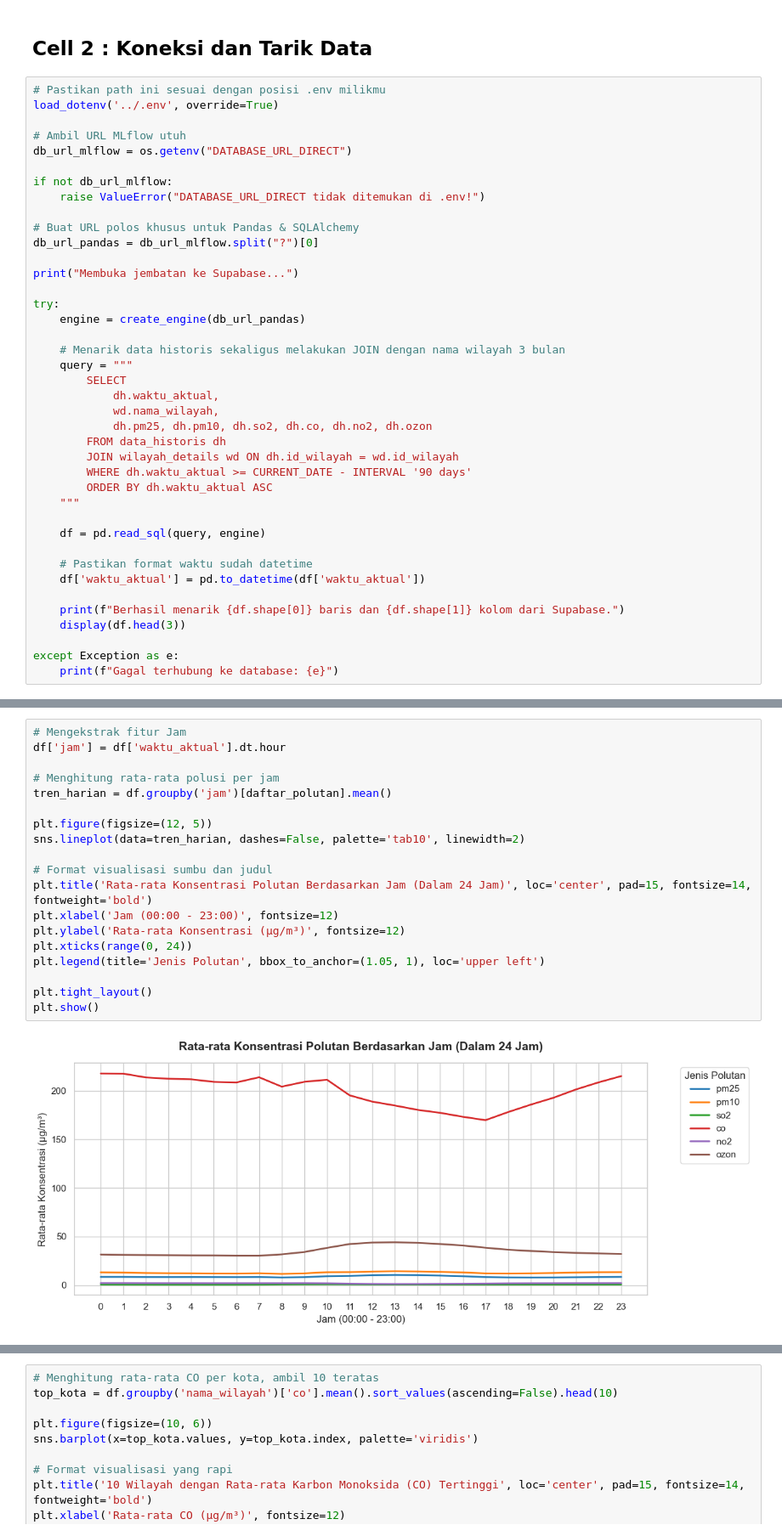
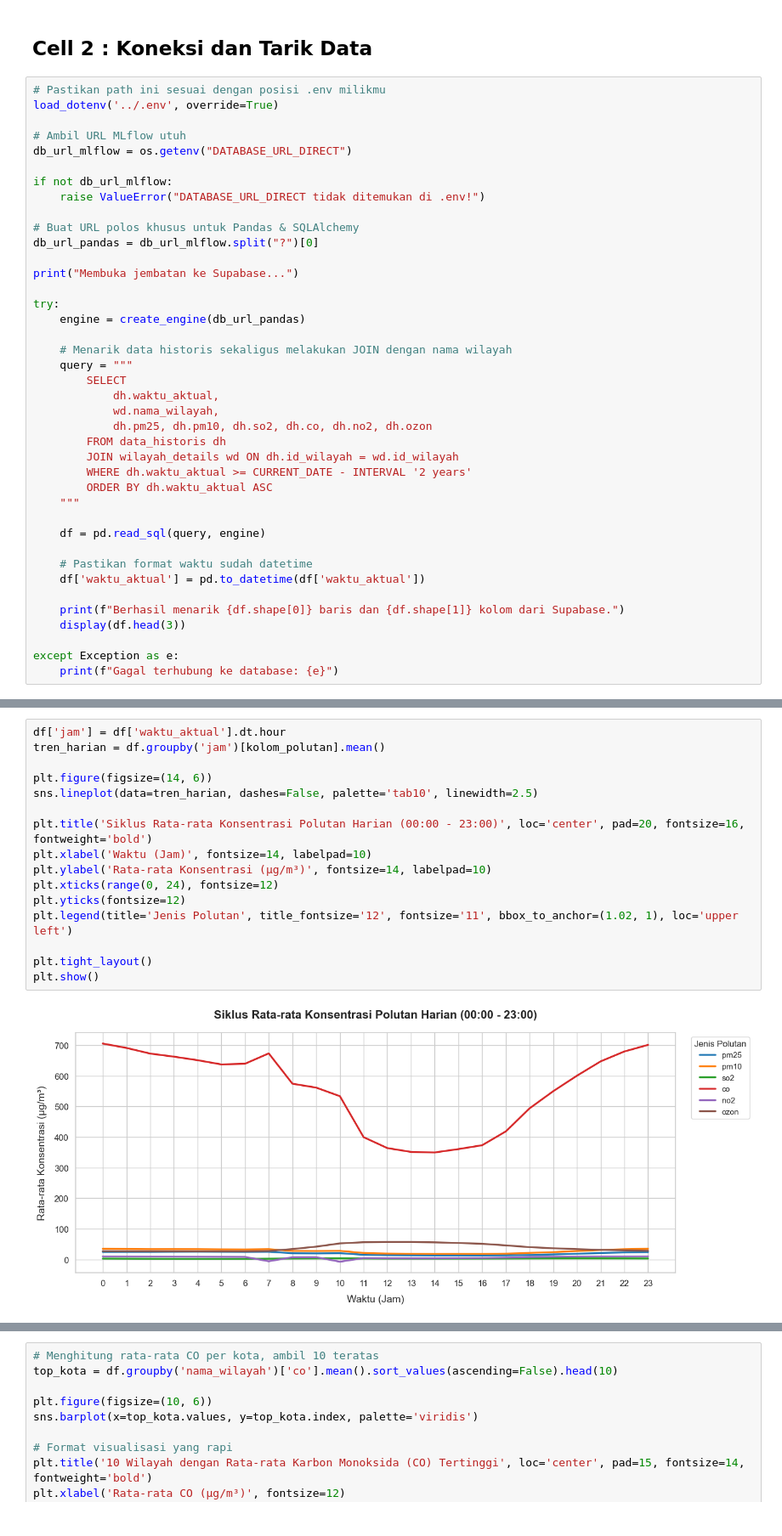
Before and after one commit to tegarkusuma12/Web-ISPU, a Jupyter notebook: data_training/eda.ipynb, the cells around one changed output, grey strips where cells are left out. Shown at 85% size. Saved outputs shown, nothing was run; the diff lists cells and outputs as text.

```diff
--- a/data_training/eda.ipynb
+++ b/data_training/eda.ipynb
@@ -39,7 +39,7 @@ print("Membuka jembatan ke Supabase...")
 try:
     engine = create_engine(db_url_pandas)
 
-    # Menarik data historis sekaligus melakukan JOIN dengan nama wilayah 3 bulan
+    # Menarik data historis sekaligus melakukan JOIN dengan nama wilayah
     query = """
         SELECT
             dh.waktu_aktual,
@@ -47,7 +47,7 @@ try:
             dh.pm25, dh.pm10, dh.so2, dh.co, dh.no2, dh.ozon
         FROM data_historis dh
         JOIN wilayah_details wd ON dh.id_wilayah = wd.id_wilayah
-        WHERE dh.waktu_aktual >= CURRENT_DATE - INTERVAL '90 days'
+        WHERE dh.waktu_aktual >= CURRENT_DATE - INTERVAL '2 years'
         ORDER BY dh.waktu_aktual ASC
     """
 
@@ -163,22 +280,19 @@ plt.show()
 # %%
-# Mengekstrak fitur Jam
 df['jam'] = df['waktu_aktual'].dt.hour
+tren_harian = df.groupby('jam')[kolom_polutan].mean()
 
-# Menghitung rata-rata polusi per jam
-tren_harian = df.groupby('jam')[daftar_polutan].mean()
+plt.figure(figsize=(14, 6))
+sns.lineplot(data=tren_harian, dashes=False, palette='tab10', linewidth=2.5)
 
-plt.figure(figsize=(12, 5))
-sns.lineplot(data=tren_harian, dashes=False, palette='tab10', linewidth=2)
-
-# Format visualisasi sumbu dan judul
-plt.title('Rata-rata Konsentrasi Polutan Berdasarkan Jam (Dalam 24 Jam)', loc='center', pad=15, fontsize=14, fontweight='bold')
-plt.xlabel('Jam (00:00 - 23:00)', fontsize=12)
-plt.ylabel('Rata-rata Konsentrasi (µg/m³)', fontsize=12)
-plt.xticks(range(0, 24))
-plt.legend(title='Jenis Polutan', bbox_to_anchor=(1.05, 1), loc='upper left')
+plt.title('Siklus Rata-rata Konsentrasi Polutan Harian (00:00 - 23:00)', loc='center', pad=20, fontsize=16, fontweight='bold')
+plt.xlabel('Waktu (Jam)', fontsize=14, labelpad=10)
+plt.ylabel('Rata-rata Konsentrasi (µg/m³)', fontsize=14, labelpad=10)
+plt.xticks(range(0, 24), fontsize=12)
+plt.yticks(fontsize=12)
+plt.legend(title='Jenis Polutan', title_fontsize='12', fontsize='11', bbox_to_anchor=(1.02, 1), loc='upper left')
 
 plt.tight_layout()
 plt.show()
 # %% [output]
-[figure, old version]
+[figure, new version]
 # %% [markdown]
```
Also changed, not shown: parts of 15 cells of this notebook, 1 other file.
